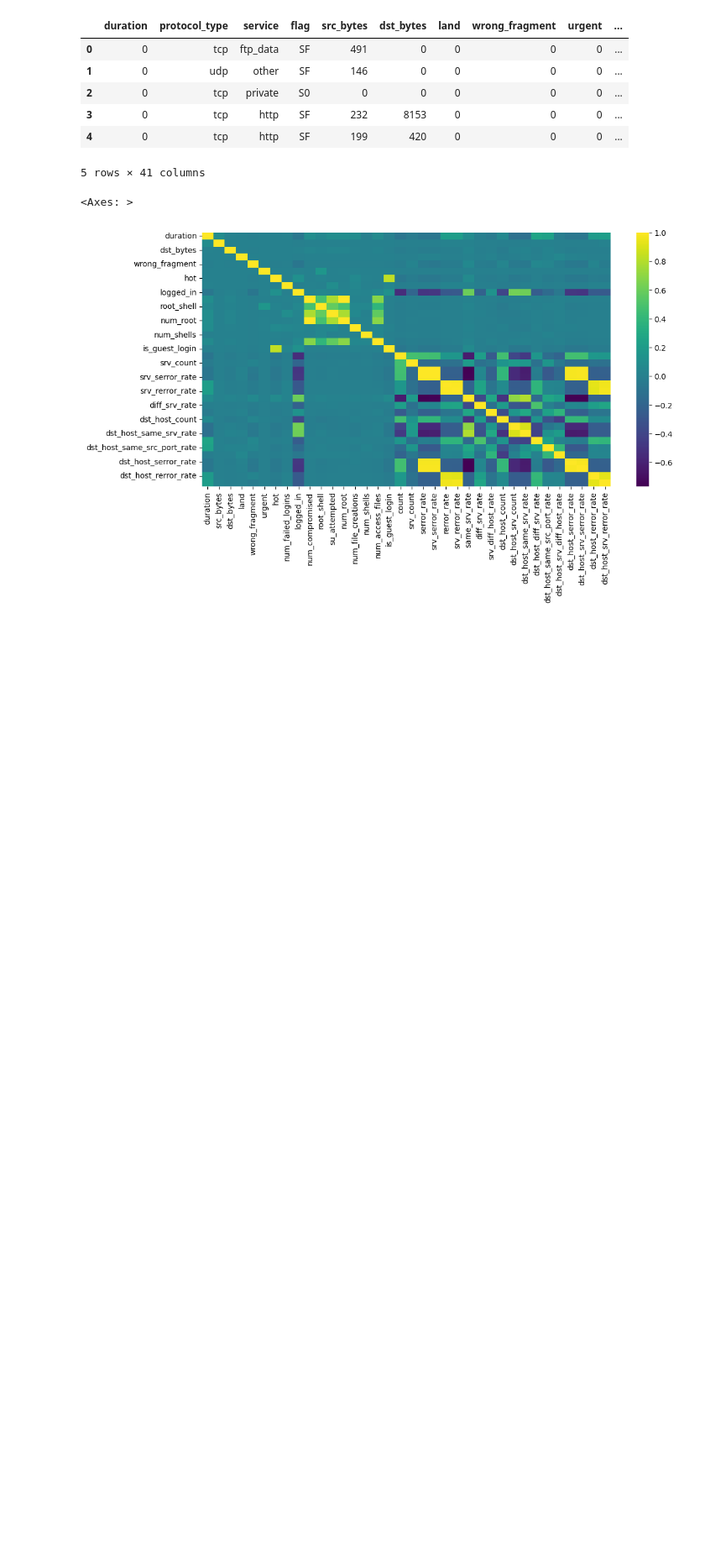
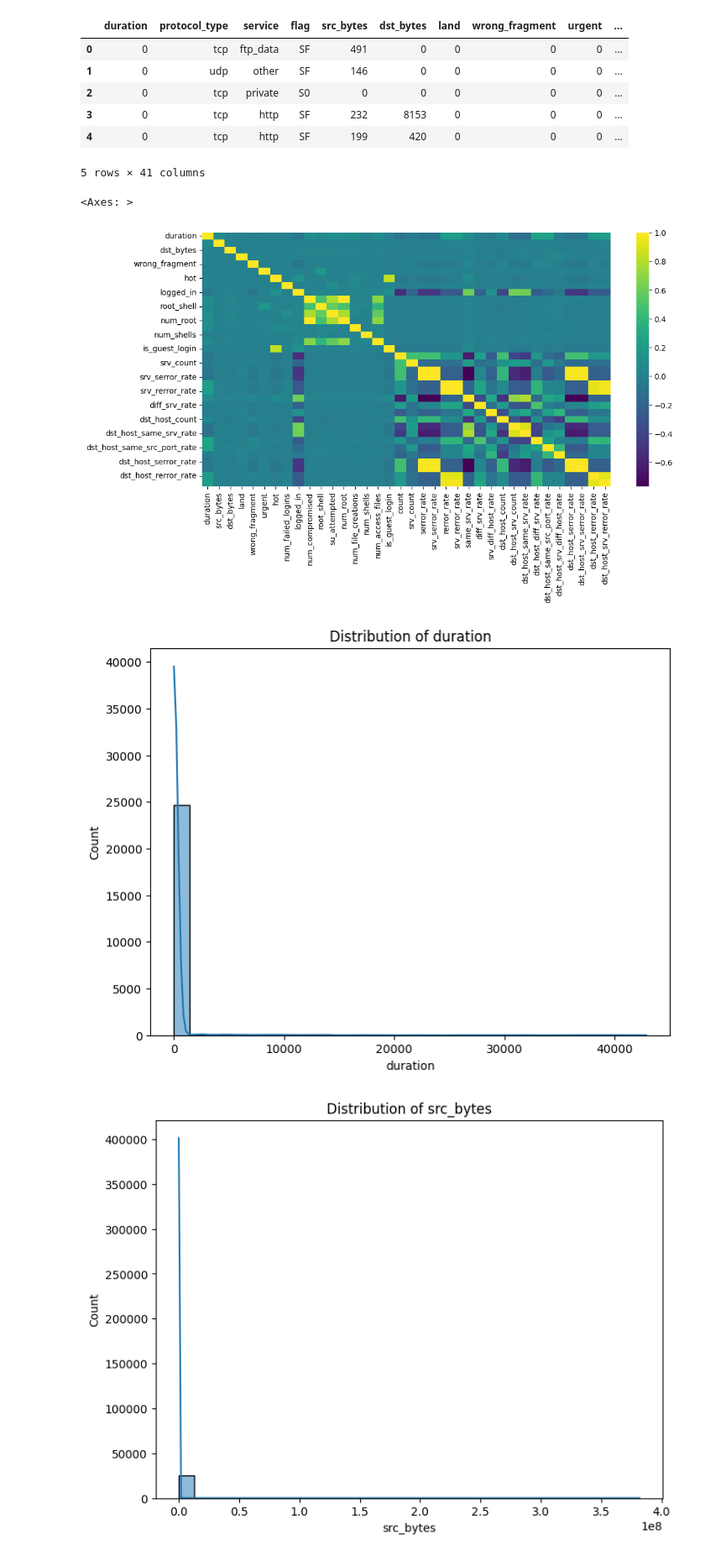
Before and after one commit to Joker666/IDS, a Jupyter notebook: scratch.ipynb, the cells around one changed output. Shown: that part at 84% size. Drawn from its saved outputs; the diff is of its cells as text; code cells hidden in the pictures; blank space fills up the shorter version.

```diff
--- a/scratch.ipynb
+++ b/scratch.ipynb
@@ -26,3 +26,13 @@ sns.heatmap(data = num_features.corr(), cmap = 'viridis')
 # %% [output]
 <Axes: >
 [figure]
+# %%
+numerical_features = ["duration", "src_bytes", "dst_bytes", "count", "srv_count"]
+for feature in numerical_features:
+    plt.figure(figsize=(8, 6))
+    sns.histplot(df[feature], bins=30, kde=True)
+    plt.title(f"Distribution of {feature}")
+    plt.show()
+# %% [output]
+[figure, added]
+[figure, added]
```
Also changed, not shown: parts of 4 cells of this notebook, 3 other files.
